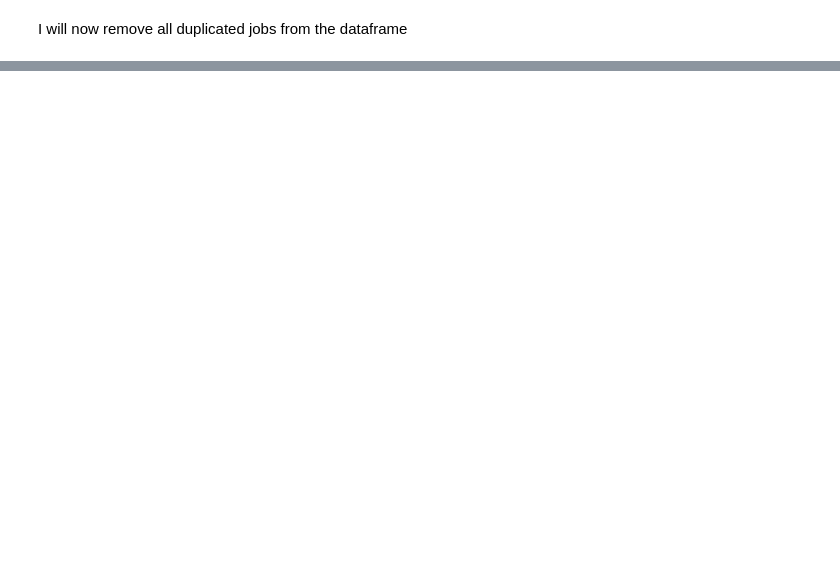
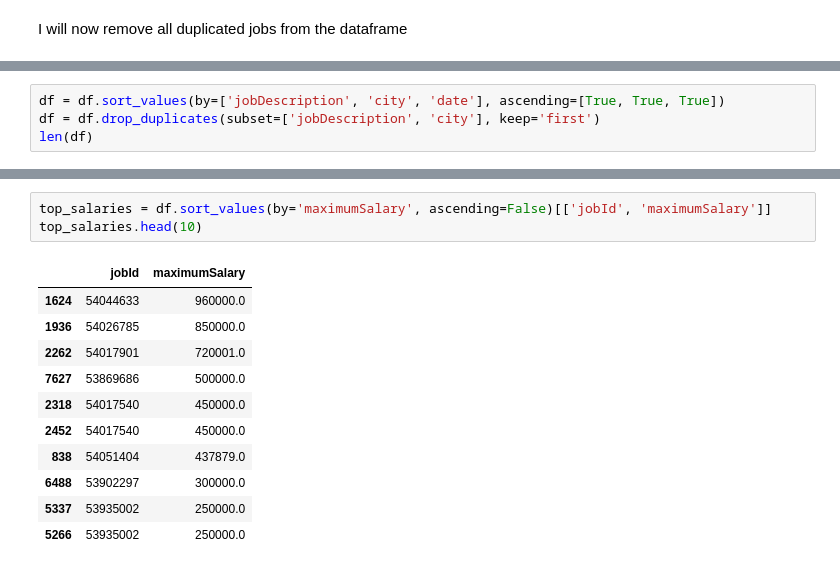
Before and after one commit to jmiller84/job_market_etl, a Jupyter notebook: notebooks/transform.ipynb, the cells around one changed output, grey strips where cells are left out. Cells and saved outputs as stored; diff of their text form; blank space fills up the shorter version.

```diff
--- a/notebooks/transform.ipynb
+++ b/notebooks/transform.ipynb
@@ -148,0 +175,4 @@ df_no_duplicates[df_no_duplicates['date'] == df_no_duplicates['date'].min()]
+# %%
+df = df.sort_values(by=['jobDescription', 'city', 'date'], ascending=[True, True, True])
+df = df.drop_duplicates(subset=['jobDescription', 'city'], keep='first')
+len(df)
@@ -148,0 +199,15 @@ df_no_duplicates[df_no_duplicates['date'] == df_no_duplicates['date'].min()]
+# %%
+top_salaries = df.sort_values(by='maximumSalary', ascending=False)[['jobId', 'maximumSalary']]
+top_salaries.head(10)
+# %% [output]
+|  | jobId | maximumSalary |
+| 1624 | 54044633 | 960000.0 |
+| 1936 | 54026785 | 850000.0 |
+| 2262 | 54017901 | 720001.0 |
+| 7627 | 53869686 | 500000.0 |
+| 2318 | 54017540 | 450000.0 |
+| 2452 | 54017540 | 450000.0 |
+| 838 | 54051404 | 437879.0 |
+| 6488 | 53902297 | 300000.0 |
+| 5337 | 53935002 | 250000.0 |
+| 5266 | 53935002 | 250000.0 |
```
Also changed, not shown: parts of 36 cells of this notebook, 1 other file.
